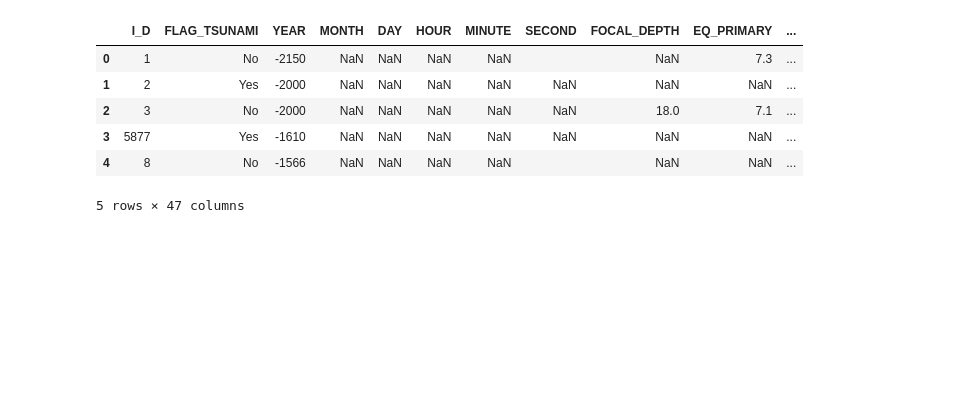
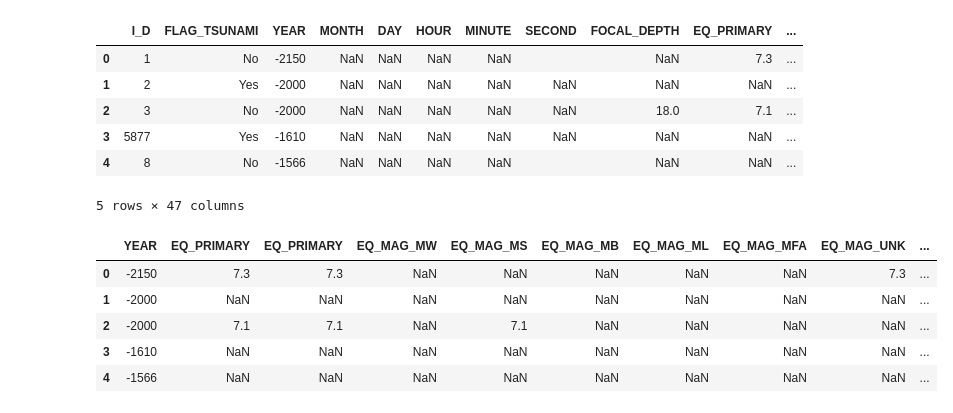
Before and after one commit to macadyls/Natural-Disaster-Support-ETL, a Jupyter notebook: data_cleaning.ipynb, the cells around one changed output. Saved outputs shown, nothing was run; the diff lists cells and outputs as text; code cells hidden in the pictures; blank space fills up the shorter version.

```diff
--- a/data_cleaning.ipynb
+++ b/data_cleaning.ipynb
@@ -28,3 +72,29 @@ worldwide_earthquake_database.head()
 | 3 | 5877 | Yes | -1610 | NaN | NaN | NaN | NaN | NaN | NaN | NaN | ... |
 | 4 | 8 | No | -1566 | NaN | NaN | NaN | NaN |  | NaN | NaN | ... |
 5 rows × 47 columns
+# %%
+cleaned_worldwide_earthquake_df = worldwide_earthquake_database.loc[:, ["YEAR",
+                                                                        "EQ_PRIMARY",
+                                                                        "EQ_PRIMARY",
+                                                                        "EQ_MAG_MW",
+                                                                        "EQ_MAG_MS",
+                                                                        "EQ_MAG_MB",
+                                                                        "EQ_MAG_ML",
+                                                                        "EQ_MAG_MFA",
+                                                                        "EQ_MAG_UNK",
+                                                                        "INTENSITY",
+                                                                        "COUNTRY",
+                                                                        "LATITUDE",
+                                                                        "LONGITUDE",
+                                                                        "TOTAL_DEATHS",
+                                                                        "INJURIES",
+                                                                        "TOTAL_DAMAGE_MILLIONS_DOLLARS"]]
+
+cleaned_worldwide_earthquake_df.head()
+# %% [output]
+|  | YEAR | EQ_PRIMARY | EQ_PRIMARY | EQ_MAG_MW | EQ_MAG_MS | EQ_MAG_MB | EQ_MAG_ML | EQ_MAG_MFA | EQ_MAG_UNK | ... |
+| 0 | -2150 | 7.3 | 7.3 | NaN | NaN | NaN | NaN | NaN | 7.3 | ... |
+| 1 | -2000 | NaN | NaN | NaN | NaN | NaN | NaN | NaN | NaN | ... |
+| 2 | -2000 | 7.1 | 7.1 | NaN | 7.1 | NaN | NaN | NaN | NaN | ... |
+| 3 | -1610 | NaN | NaN | NaN | NaN | NaN | NaN | NaN | NaN | ... |
+| 4 | -1566 | NaN | NaN | NaN | NaN | NaN | NaN | NaN | NaN | ... |
```
Also changed, not shown: parts of 5 cells of this notebook.
